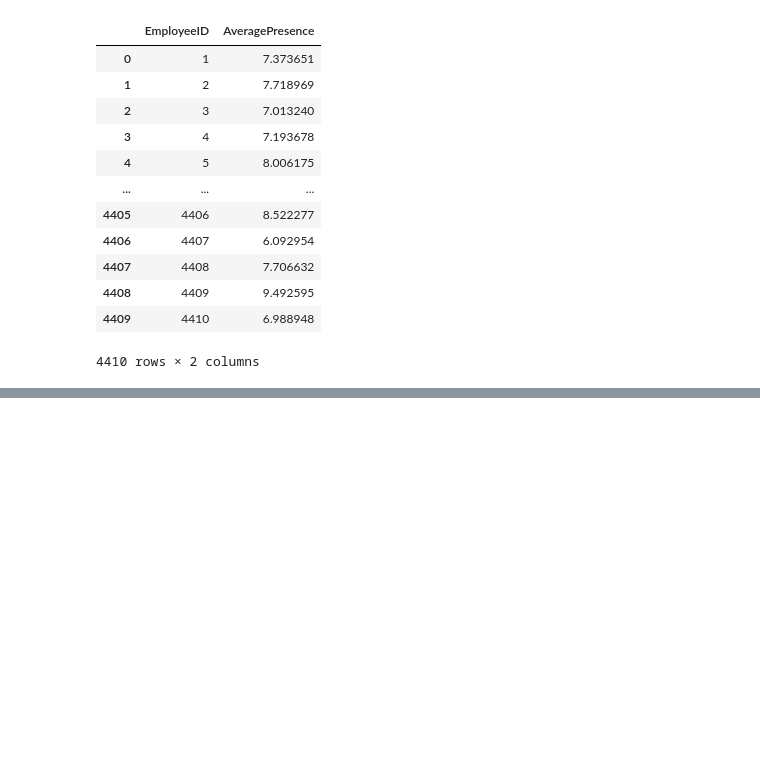
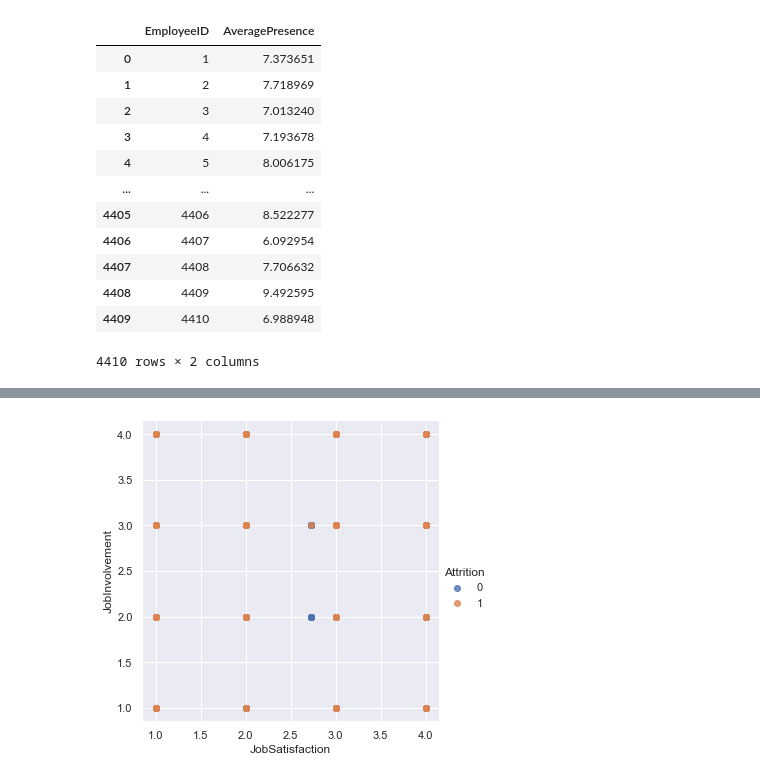
Before and after one commit to Aminedx/IA, a Jupyter notebook: Projet.ipynb, the cells around one changed output, grey strips where cells are left out. Cells and saved outputs as stored; diff of their text form; code cells hidden in the pictures; blank space fills up the shorter version.

```diff
--- a/Projet.ipynb
+++ b/Projet.ipynb
@@ -464,4 +642,9 @@ corr
 # %%
-sns.lmplot(x='YearsWithCurrManager', y='YearsSinceLastPromotion', data=general_data_copy,
+#Satisfaction VS Evaluation
+sns.lmplot(x='JobSatisfaction', y='JobInvolvement', data=general_data_copy,
            fit_reg=False, # No regression line
            hue='Attrition')   # Color by evolution stage
+
+plt.savefig(f'analyse/cluster.png', bbox_inches='tight', facecolor='white')
+# %% [output]
+[figure, added]
```
Also changed, not shown: parts of 54 cells of this notebook.
